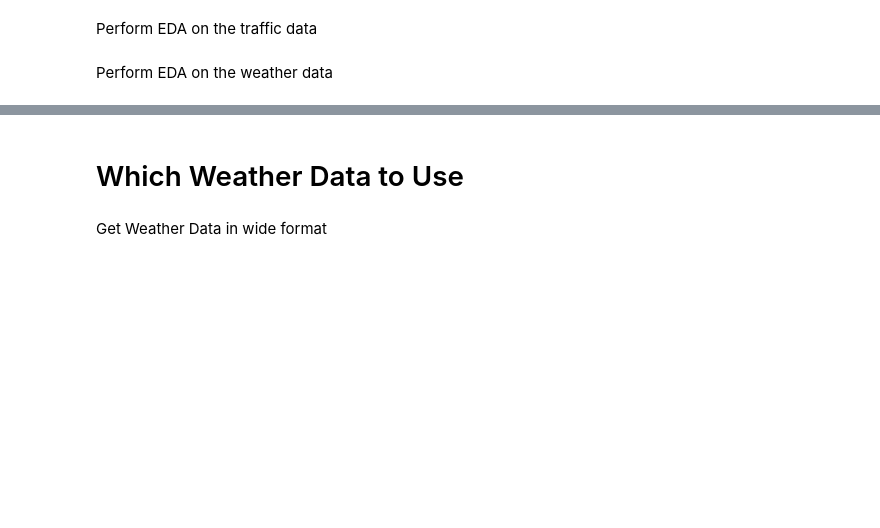
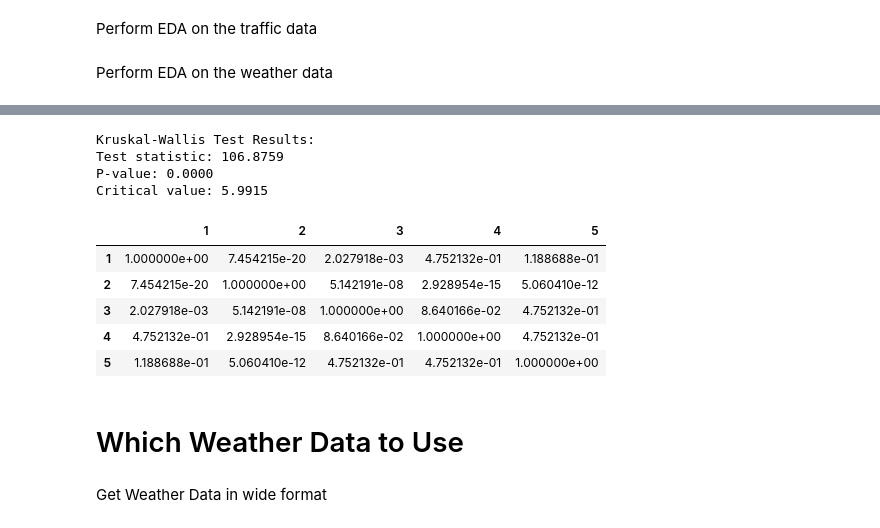
Before and after one commit to paulr28/Msc_Capstone, a Jupyter notebook: Data_Collection.ipynb, the cells around one changed output, grey strips where cells are left out. Cells and saved outputs as stored; diff of their text form; code cells hidden in the pictures; blank space fills up the shorter version.

```diff
--- a/Data_Collection.ipynb
+++ b/Data_Collection.ipynb
@@ -735,3 +915,36 @@ weather["weather_type"].value_counts()
+# %%
+from scipy.stats import chi2
+from scipy.stats import kruskal
+
+# Perform Kruskal-Wallis test
+stat, p = kruskal(*[delays_clean[delays_clean['borough'] == geo]['wait_assessment'] for geo in delays_clean['borough'].unique()])
+
+# Print the results
+print("Kruskal-Wallis Test Results:")
+print(f"Test statistic: {stat:.4f}")
+print(f"P-value: {p:.4f}")
+
+# Calculate the critical value for the significance level of 0.05
+critical_value = chi2.ppf(1-0.05, 2)
+
+print(f"Critical value: {critical_value:.4f}")
+# %% [output]
+Kruskal-Wallis Test Results:
+Test statistic: 106.8759
+P-value: 0.0000
+Critical value: 5.9915
+# %%
+import scikit_posthocs as sp
+
+# Perform post-hoc test
+sp.posthoc_dunn([delays_clean[delays_clean['borough'] == geo]['wait_assessment'] for geo in delays_clean['borough'].unique()], p_adjust='holm')
+# %% [output]
+|  | 1 | 2 | 3 | 4 | 5 |
+| 1 | 1.000000e+00 | 7.454215e-20 | 2.027918e-03 | 4.752132e-01 | 1.188688e-01 |
+| 2 | 7.454215e-20 | 1.000000e+00 | 5.142191e-08 | 2.928954e-15 | 5.060410e-12 |
+| 3 | 2.027918e-03 | 5.142191e-08 | 1.000000e+00 | 8.640166e-02 | 4.752132e-01 |
+| 4 | 4.752132e-01 | 2.928954e-15 | 8.640166e-02 | 1.000000e+00 | 4.752132e-01 |
+| 5 | 1.188688e-01 | 5.060410e-12 | 4.752132e-01 | 4.752132e-01 | 1.000000e+00 |
 # %% [markdown]
 # Which Weather Data to Use
 # %% [markdown]
```
Also changed, not shown: parts of 110 cells of this notebook.
